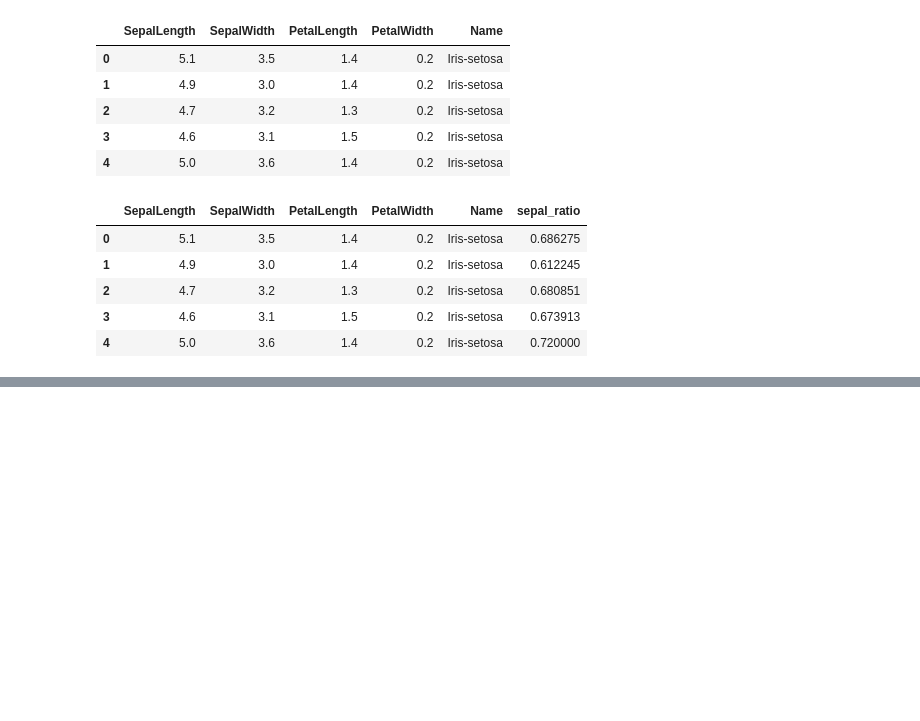
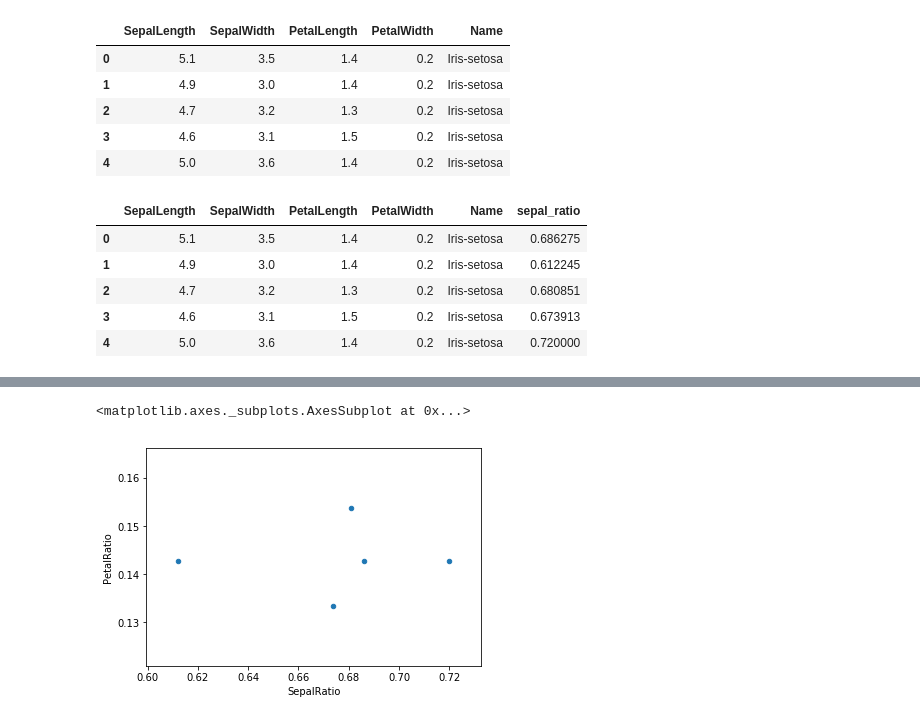
Before and after one commit to valentinegarikayi/Getting-Started-, a Jupyter notebook: Pandas Data Structures.ipynb, the cells around one changed output, grey strips where cells are left out. Saved outputs shown, nothing was run; the diff lists cells and outputs as text; code cells hidden in the pictures; blank space fills up the shorter version.

```diff
--- a/Pandas Data Structures.ipynb
+++ b/Pandas Data Structures.ipynb
@@ -440,0 +443,8 @@ UndefinedVariableError: name 'SepalLength' is not defined
+# %%
+x = iris.assign(SepalRatio= lambda x: x.SepalWidth / x.SepalLength ,
+             PetalRatio= lambda x: x.PetalWidth / x.PetalLength)
+x.query('SepalLength > 1')
+x.plot(kind='scatter',x='SepalRatio',y='PetalRatio')
+# %% [output]
+<matplotlib.axes._subplots.AxesSubplot at 0x...>
+[figure, added]
```
Also changed, not shown: parts of 5 cells of this notebook, 2 other files.
